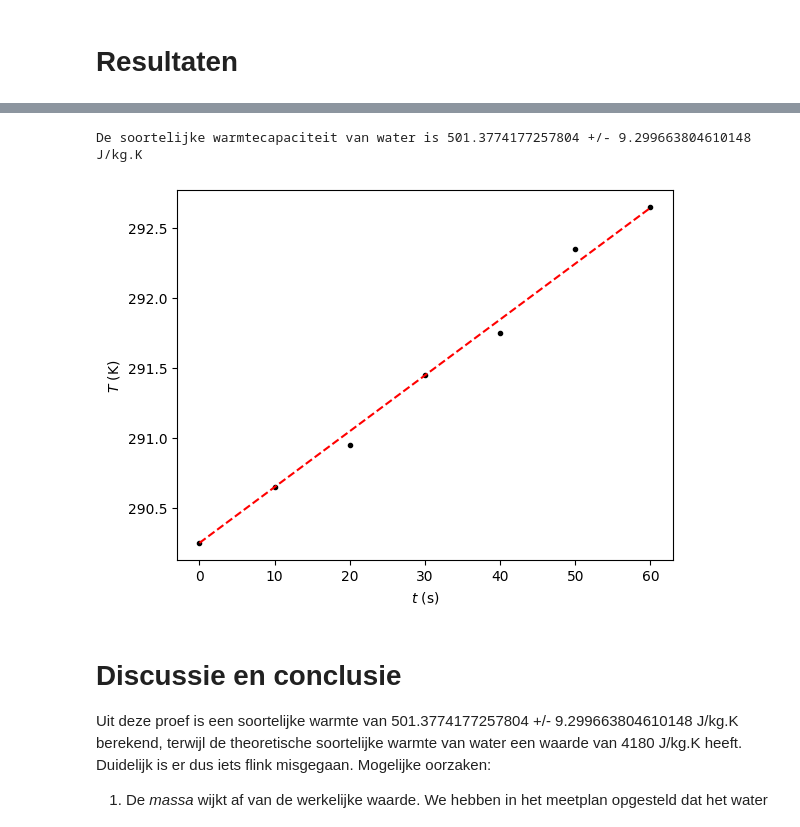
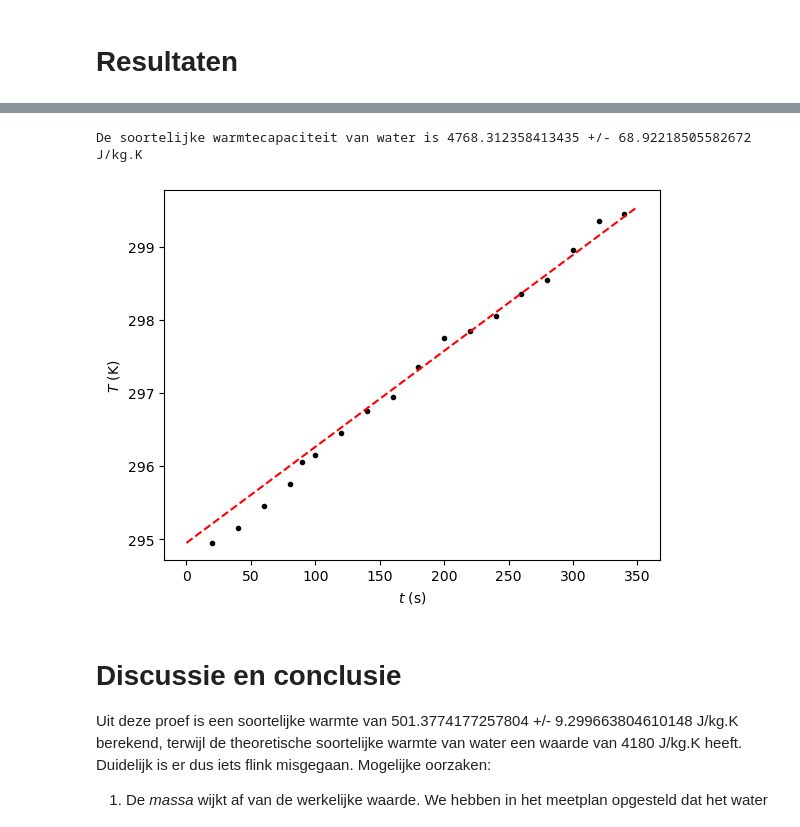
Before and after one commit to SybrenK07/25, a Jupyter notebook: Content/Labs/c_water.ipynb, the cells around one changed output, grey strips where cells are left out. Saved outputs shown, nothing was run; the diff lists cells and outputs as text; code cells hidden in the pictures.

```diff
--- a/Content/Labs/c_water.ipynb
+++ b/Content/Labs/c_water.ipynb
@@ -109,28 +161,36 @@ De soortelijke warmtecapaciteit van water is 500.0 J/kg.K
 # %%
+# 3e try (Sybren code)
+
+temp = np.array([21.8,22.0,22.3,22.6,22.9,23.0,23.3,23.6,23.8,24.2,24.6,24.7,24.9,25.2,25.4,25.8,26.2,26.3]) +273.15 #C
+tijd = np.array([20,40,60,80,90,100,120,140,160,180,200,220,240,260,280,300,320,340]) #s
+
+
 def fitfunc(x,a):
     global vermogen
     global massa
     global temp
     return ((vermogen * x) / (a * massa)) + temp[0]
 
 var, cov = curve_fit(fitfunc,tijd,temp)
 
+c = var[0]
+
 print("De soortelijke warmtecapaciteit van water is",var[0],'+/-',np.sqrt(cov[0][0]),"J/kg.K")
 
-x_fit = np.linspace(0,60,1000)
-y_fit = fitfunc(x_fit, *var)
+x_fit = np.linspace(0,350,1000)
+y_fit = fitfunc(x_fit, c)
 
 plt.figure()
 plt.plot(tijd,temp,"k.",label="Data")
 plt.plot(x_fit,y_fit,"r--",label="Fit")
 plt.xlabel("$t$ (s)")
 plt.ylabel("$T$ (K)")
 plt.legend
 plt.savefig("Figures/cwater.png", dpi=450)
 plt.show()
 # %% [output]
-De soortelijke warmtecapaciteit van water is 501.3774177257804 +/- 9.299663804610148 J/kg.K
+De soortelijke warmtecapaciteit van water is 4768.312358413435 +/- 68.92218505582672 J/kg.K
-[figure, old version]
+[figure, new version]
 # %% [markdown]
 # Discussie en conclusie
 
```
Also changed, not shown: parts of 3 cells of this notebook, 2 other files.
